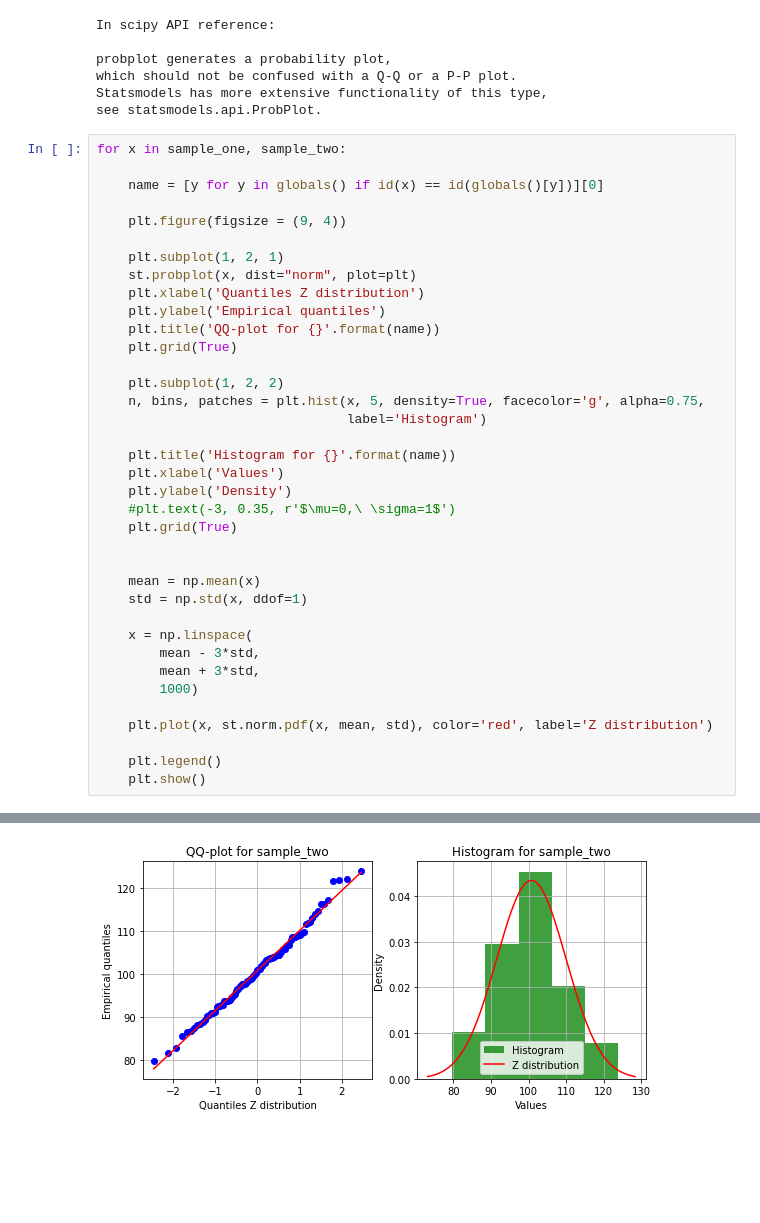
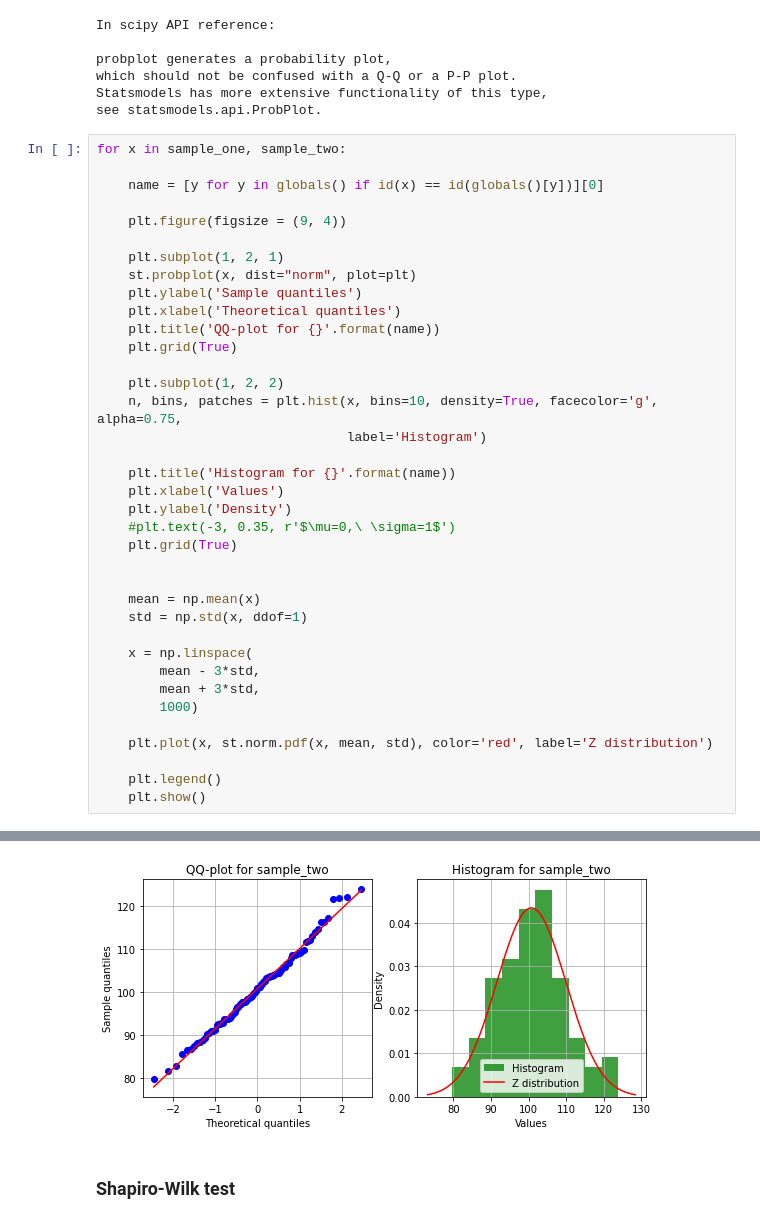
Before and after one commit to keedach/My-games, a Jupyter notebook: My-basic-statistic.ipynb, the cells around one changed output, grey strips where cells are left out. Cells and saved outputs as stored; diff of their text form; blank space fills up the shorter version.

```diff
--- a/My-basic-statistic.ipynb
+++ b/My-basic-statistic.ipynb
@@ -479,13 +479,13 @@ for x in sample_one, sample_two:
 
     plt.subplot(1, 2, 1)
     st.probplot(x, dist="norm", plot=plt)
-    plt.xlabel('Quantiles Z distribution')
-    plt.ylabel('Empirical quantiles')
+    plt.ylabel('Sample quantiles')
+    plt.xlabel('Theoretical quantiles')
     plt.title('QQ-plot for {}'.format(name))
     plt.grid(True)
 
     plt.subplot(1, 2, 2)
-    n, bins, patches = plt.hist(x, 5, density=True, facecolor='g', alpha=0.75,
+    n, bins, patches = plt.hist(x, bins=10, density=True, facecolor='g', alpha=0.75,
                                 label='Histogram')
 
     plt.title('Histogram for {}'.format(name))
@@ -512 +512,3 @@ for x in sample_one, sample_two:
-[figure, old version]
+[figure, new version]
+# %% [markdown]
+### Shapiro-Wilk test
```
Also changed, not shown: parts of 5 cells of this notebook.
